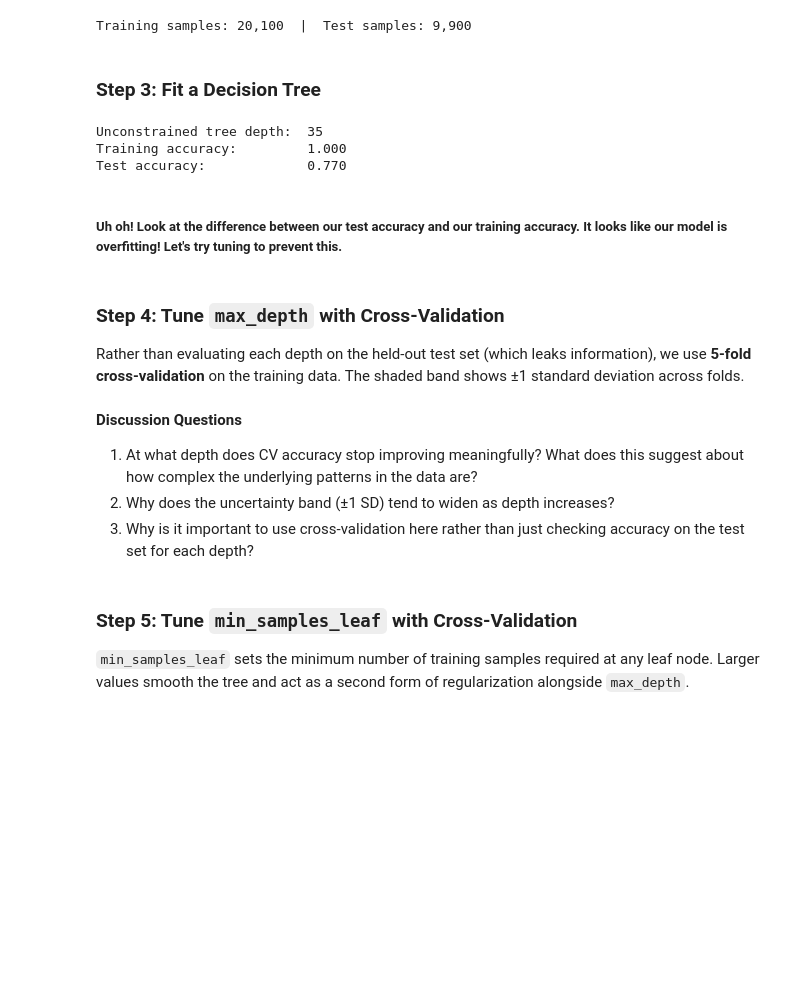
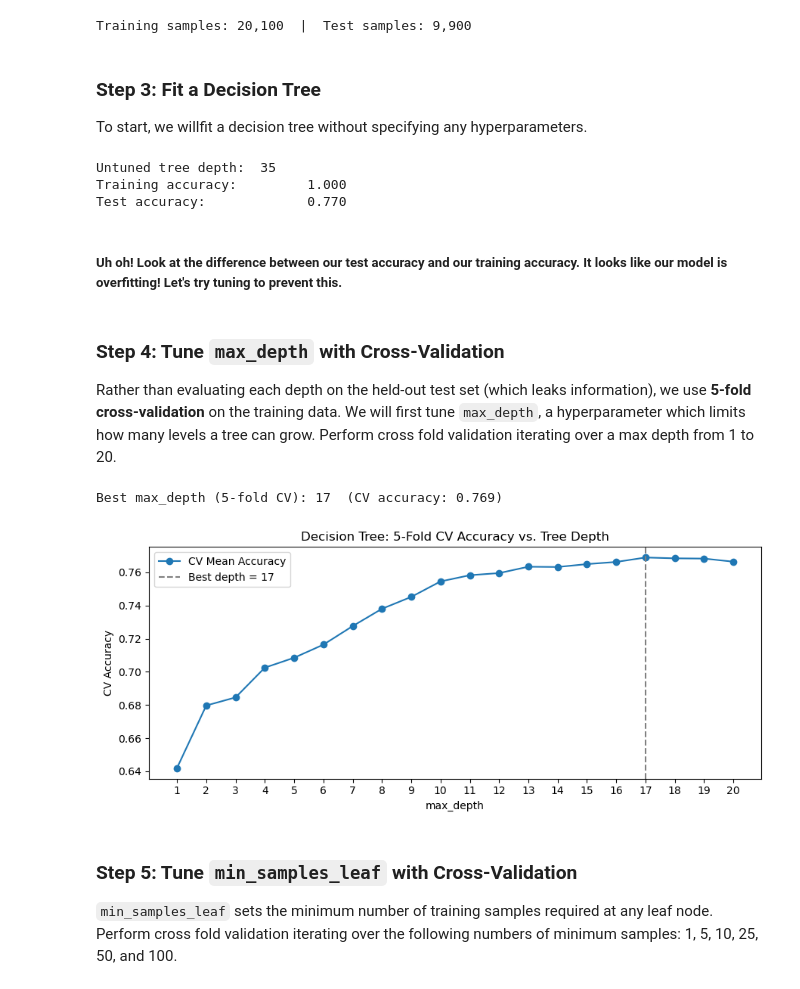
Before and after one commit to MEDS-eds-232/EDS-232-course-website, a Jupyter notebook: lab/lab6.ipynb, the cells around one changed output. Cells and saved outputs as stored; diff of their text form; code cells hidden in the pictures; blank space fills up the shorter version.

```diff
--- a/lab/lab6.ipynb
+++ b/lab/lab6.ipynb
@@ -66,6 +67,8 @@ print(f"Training samples: {len(X_train):,}  |  Test samples: {len(X_test):,}")
 Training samples: 20,100  |  Test samples: 9,900
 # %% [markdown]
 ### Step 3: Fit a Decision Tree
+
+To start, we willfit a decision tree without specifying any hyperparameters.
 # %%
 dt_full = DecisionTreeClassifier(random_state=42)
 dt_full.fit(X_train, y_train)
@@ -73,11 +76,11 @@ dt_full.fit(X_train, y_train)
 train_acc = accuracy_score(y_train, dt_full.predict(X_train))
 test_acc  = accuracy_score(y_test,  dt_full.predict(X_test))
 
-print(f"Unconstrained tree depth:  {dt_full.get_depth()}")
+print(f"Untuned tree depth:  {dt_full.get_depth()}")
 print(f"Training accuracy:         {train_acc:.3f}")
 print(f"Test accuracy:             {test_acc:.3f}")
 # %% [output]
-Unconstrained tree depth:  35
+Untuned tree depth:  35
 Training accuracy:         1.000
 Test accuracy:             0.770
 # %% [markdown]
@@ -85,42 +88,36 @@ Test accuracy:             0.770
 # %% [markdown]
 ### Step 4: Tune `max_depth` with Cross-Validation
 
-Rather than evaluating each depth on the held-out test set (which leaks information), we use **5-fold cross-validation** on the training data. The shaded band shows ±1 standard deviation across folds.
+Rather than evaluating each depth on the held-out test set (which leaks information), we use **5-fold cross-validation** on the training data. We will first tune `max_depth`, a hyperparameter which limits how many levels a tree can grow. Perform cross fold validation iterating over a max depth from 1 to 20.
 # %%
 depths = range(1, 21)
-cv_means, cv_stds = [], []
+cv_means =  []
 
 for depth in depths:
     dt = DecisionTreeClassifier(max_depth=depth, random_state=42)
     scores = cross_val_score(dt, X_train, y_train, cv=5, scoring='accuracy')
     cv_means.append(scores.mean())
-    cv_stds.append(scores.std())
 
 cv_means = np.array(cv_means)
-cv_stds  = np.array(cv_stds)
 best_depth = list(depths)[np.argmax(cv_means)]
 print(f"Best max_depth (5-fold CV): {best_depth}  (CV accuracy: {cv_means.max():.3f})")
 
 plt.figure(figsize=(9, 4))
 plt.plot(list(depths), cv_means, label='CV Mean Accuracy', marker='o')
-plt.fill_between(list(depths), cv_means - cv_stds, cv_means + cv_stds,
-                 alpha=0.2, label=r'$\pm$1 SD')
 plt.axvline(best_depth, color='gray', linestyle='--', label=f'Best depth = {best_depth}')
 plt.xlabel('max_depth')
 plt.ylabel('CV Accuracy')
+plt.xticks(list(depths))
 plt.title('Decision Tree: 5-Fold CV Accuracy vs. Tree Depth')
 plt.legend()
 plt.tight_layout()
 plt.show()
+# %% [output]
+Best max_depth (5-fold CV): 17  (CV accuracy: 0.769)
+[figure, added]
-# %% [markdown]
-**Discussion Questions**
-
-1. At what depth does CV accuracy stop improving meaningfully? What does this suggest about how complex the underlying patterns in the data are?
-2. Why does the uncertainty band (±1 SD) tend to widen as depth increases?
-3. Why is it important to use cross-validation here rather than just checking accuracy on the test set for each depth?
 # %% [markdown]
 ### Step 5: Tune `min_samples_leaf` with Cross-Validation
 
-`min_samples_leaf` sets the minimum number of training samples required at any leaf node. Larger values smooth the tree and act as a second form of regularization alongside `max_depth`.
+`min_samples_leaf` sets the minimum number of training samples required at any leaf node. Perform cross fold validation iterating over the following numbers of minimum samples: 1, 5, 10, 25, 50, and 100.
 # %%
 leaf_sizes = [1, 5, 10, 25, 50, 100]
```
Also changed, not shown: parts of 24 cells of this notebook.
